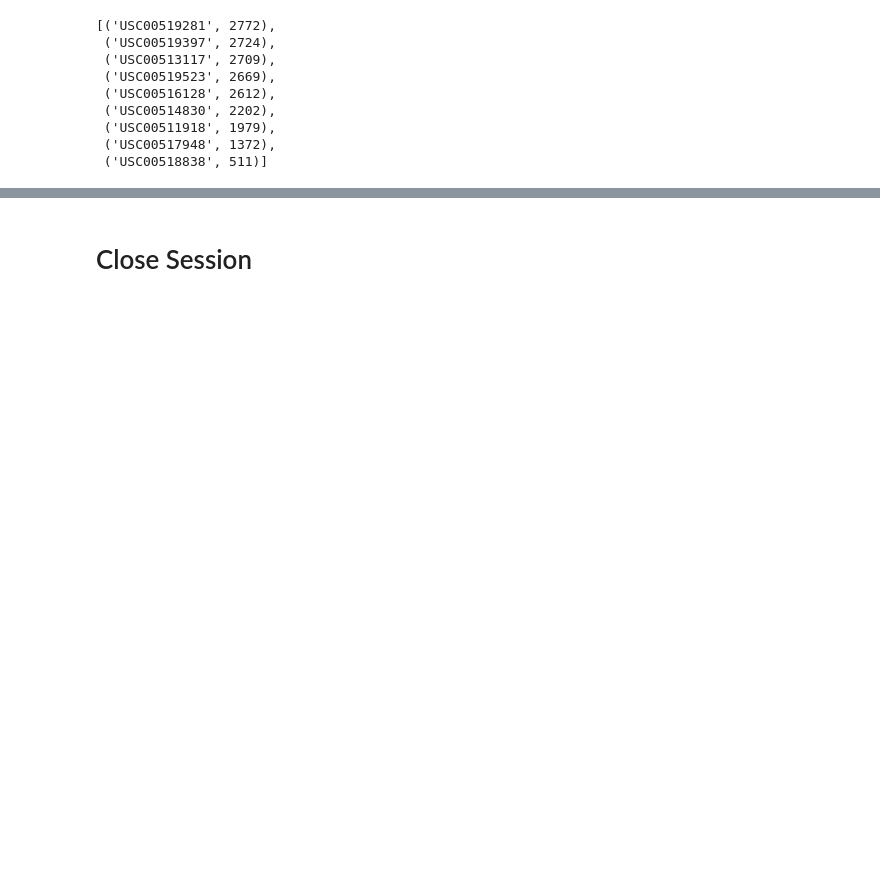
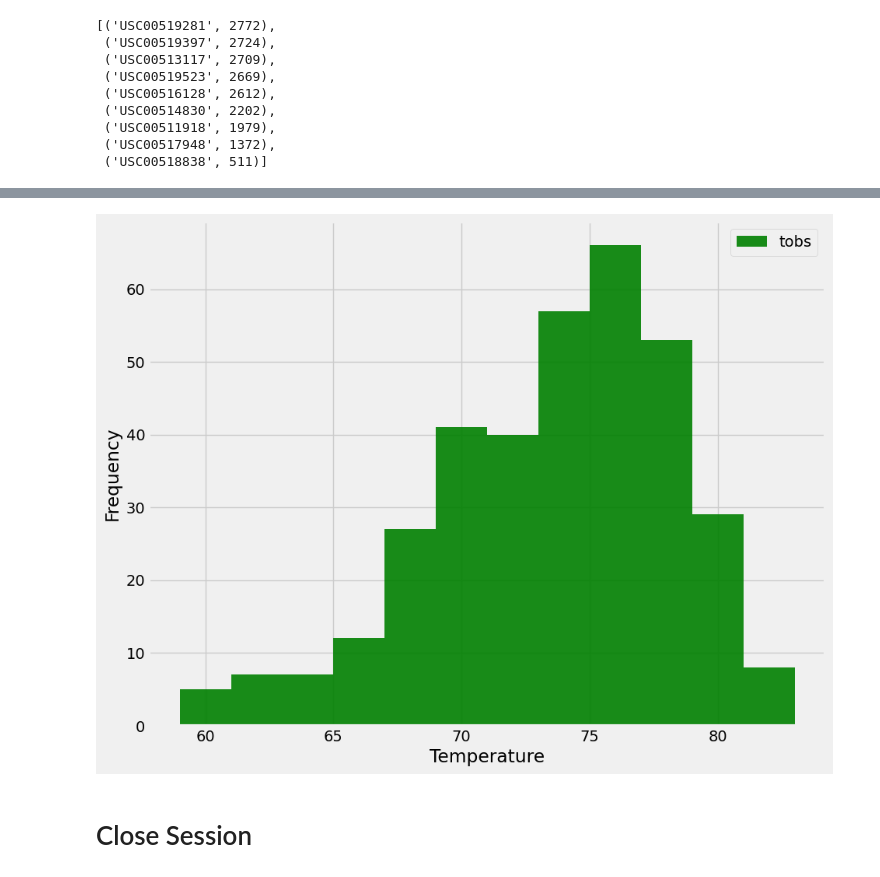
Before and after one commit to Gees95/sqlalchemy-challenge, a Jupyter notebook: SurfsUp/climate_starter.ipynb, the cells around one changed output, grey strips where cells are left out. Drawn from its saved outputs; the diff is of its cells as text; code cells hidden in the pictures; blank space fills up the shorter version.

```diff
--- a/SurfsUp/climate_starter.ipynb
+++ b/SurfsUp/climate_starter.ipynb
@@ -184,5 +195,15 @@ date_prcp_scores_df_bydate.describe()
  ('USC00517948', 1372),
  ('USC00518838', 511)]
 # %%
-# Using the most active station id from the previous query, calculate the lowest, highest, and average temperature.
+## Using the most active station id from the previous query, calculate the lowest, highest, and average temperature.
+most_active_station = session.query(Measurement.station).\
+    group_by(Measurement.station).\
+    order_by(func.count(Measurement.station).desc()).first().station
+temperature_stats = session.query(
+    func.min(Measurement.tobs),
+    func.max(Measurement.tobs),
+    func.avg(Measurement.tobs)
+    ).filter(Measurement.station == most_active_station).all()
+min_temp, max_temp, avg_temp = temperature_stats[0]
+(min_temp, max_temp, avg_temp)
 # %% [output]
@@ -196,3 +211,23 @@ Text(0.5, 4.183333333333314, 'Temperature')
+# %%
+# Using the most active station id
+# Query the last 12 months of temperature observation data for this station and plot the results as a histogram
+temperature_results = session.query(Measurement.tobs).\
+    filter(Measurement.station == most_active_station).\
+    filter(Measurement.date >= one_year_before.strftime("%Y-%m-%d")).\
+    order_by(Measurement.date).all()
+# Convert query results to a DataFrame
+temperature_results_df = pd.DataFrame(temperature_results, columns=['Temperature'])
+# Plot the results as a histogram
+plt.figure(figsize=(10, 8))
+plt.hist(temperature_results_df['Temperature'], bins=12, color='green', alpha = 0.9)
+plt.xlabel('Temperature')
+plt.ylabel('Frequency')
+plt.grid(True)
+plt.legend(['tobs'])
+
+plt.show()
+# %% [output]
+[figure, added]
 # %% [markdown]
 # Close Session
 # %%
```
Also changed, not shown: parts of 9 cells of this notebook, 2 other files.
